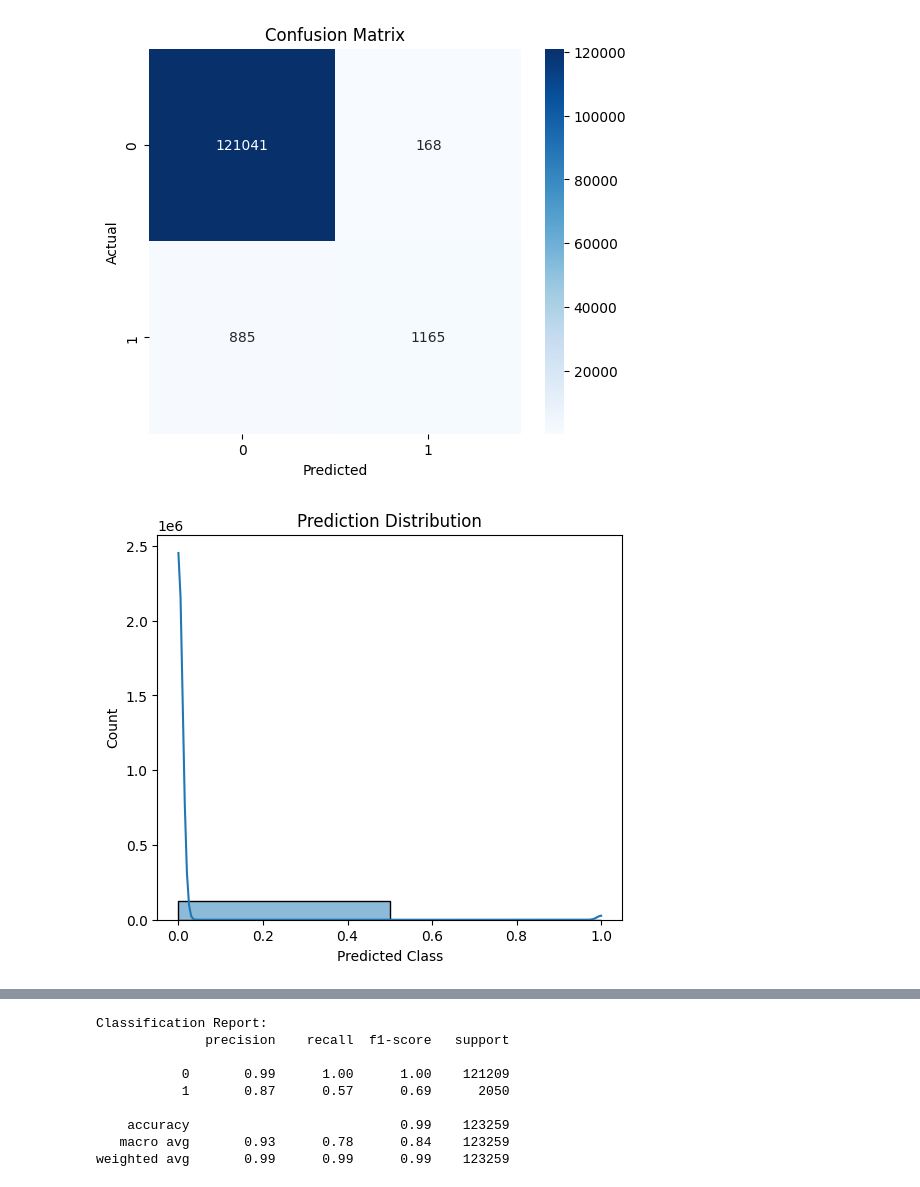
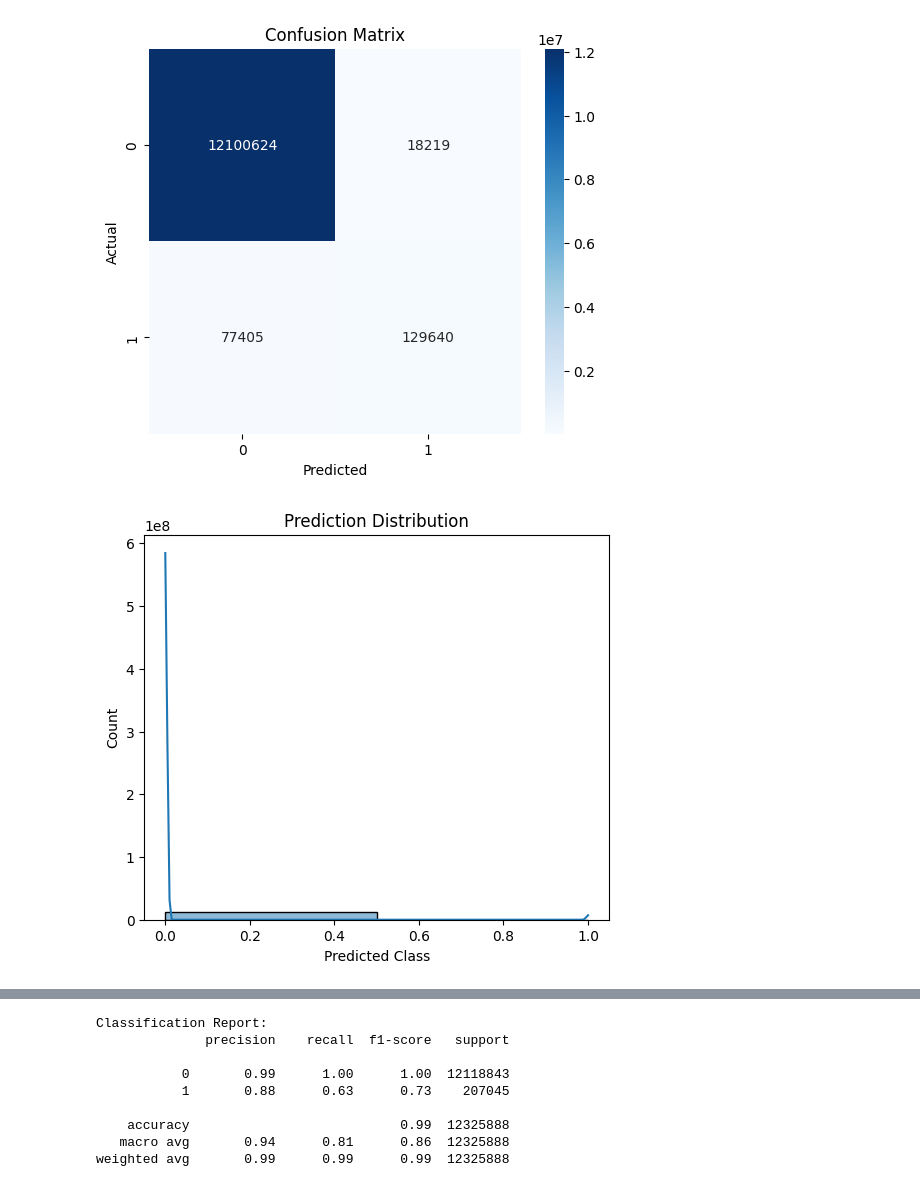
Before and after one commit to ModulesSoft/VPN-classification, a Jupyter notebook: vpn-classification.ipynb, the cells around one changed output, grey strips where cells are left out. Cells and saved outputs as stored; diff of their text form; code cells hidden in the pictures.

```diff
--- a/vpn-classification.ipynb
+++ b/vpn-classification.ipynb
@@ -42,12 +42,12 @@
 import pandas as pd
 
 # Load training data
-# df_train = pd.read_csv("train_dataset.csv")
-df_train = pd.read_csv("train_sampled.csv")
+df_train = pd.read_csv("train_dataset.csv")
+# df_train = pd.read_csv("train_sampled.csv")
 
 # Load test data
-# df_test = pd.read_csv("test_dataset.csv")
-df_test = pd.read_csv("test_sampled.csv")
+df_test = pd.read_csv("test_dataset.csv")
+# df_test = pd.read_csv("test_sampled.csv")
 # %%
 # Print the training column names
 print("Column Names:", list(df_train.columns))
@@ -371,9 +233,16 @@ Testing Accuracy: 99.15%
 # %%
-# # Visualize and report (Confusion matrix, Prediction Distribution, ROC Curve, Precision-Recall Curve)
+import os
 from sklearn.metrics import confusion_matrix, roc_curve, auc, precision_recall_curve, classification_report
 import matplotlib.pyplot as plt
 import seaborn as sns
 import numpy as np
+
+# Ensure the directory exists
+save_dir = "plots"
+os.makedirs(save_dir, exist_ok=True)
+
+if 'y_true' not in locals():
+    y_true = df_test["label"].values[:len(y_pred_classes)]
 
 # Confusion Matrix
 conf_matrix = confusion_matrix(y_true, y_pred_classes)
@@ -382,41 +251,45 @@ sns.heatmap(conf_matrix, annot=True, fmt="d", cmap="Blues")
 plt.xlabel("Predicted")
 plt.ylabel("Actual")
 plt.title("Confusion Matrix")
+plt.savefig(os.path.join(save_dir, "confusion_matrix.png"))
 plt.show()
 
 # Prediction Distribution
 plt.figure(figsize=(6,5))
-sns.histplot(y_pred_classes, bins=len(set(y_true)), kde=True)
+sns.histplot(y_pred_classes, bins=len(np.unique(y_true)), kde=True)
 plt.xlabel("Predicted Class")
 plt.ylabel("Count")
 plt.title("Prediction Distribution")
+plt.savefig(os.path.join(save_dir, "prediction_distribution.png"))
 plt.show()
 
 # ROC Curve
-fpr, tpr, _ = roc_curve(y_true, y_pred[:, 1])
+fpr, tpr, _ = roc_curve(y_true, y_pred_probs[:, 1])
 roc_auc = auc(fpr, tpr)
 plt.figure(figsize=(6,5))
 plt.plot(fpr, tpr, color='blue', label=f'ROC curve (area = {roc_auc:.2f})')
 plt.plot([0, 1], [0, 1], color='gray', linestyle='--')
 plt.xlabel("False Positive Rate")
 plt.ylabel("True Positive Rate")
 plt.title("ROC Curve")
 plt.legend()
+plt.savefig(os.path.join(save_dir, "roc_curve.png"))
 plt.show()
 
 # Precision-Recall Curve
-precision, recall, _ = precision_recall_curve(y_true, y_pred[:, 1])
+precision, recall, _ = precision_recall_curve(y_true, y_pred_probs[:, 1])
 plt.figure(figsize=(6,5))
 plt.plot(recall, precision, color='green', label="Precision-Recall curve")
 plt.xlabel("Recall")
 plt.ylabel("Precision")
 plt.title("Precision-Recall Curve")
 plt.legend()
+plt.savefig(os.path.join(save_dir, "precision_recall_curve.png"))
 plt.show()
 
 # Classification Report
 print("Classification Report:")
 print(classification_report(y_true, y_pred_classes))
 # %% [output]
-[figure, old version]
+[figure, new version]
-[figure, old version]
+[figure, new version]
@@ -425,9 +298,9 @@ print(classification_report(y_true, y_pred_classes))
 Classification Report:
               precision    recall  f1-score   support
 
-           0       0.99      1.00      1.00    121209
-           1       0.87      0.57      0.69      2050
+           0       0.99      1.00      1.00  12118843
+           1       0.88      0.63      0.73    207045
 
-    accuracy                           0.99    123259
-   macro avg       0.93      0.78      0.84    123259
-weighted avg       0.99      0.99      0.99    123259
+    accuracy                           0.99  12325888
+   macro avg       0.94      0.81      0.86  12325888
+weighted avg       0.99      0.99      0.99  12325888
```
Also changed, not shown: parts of 12 cells of this notebook.
